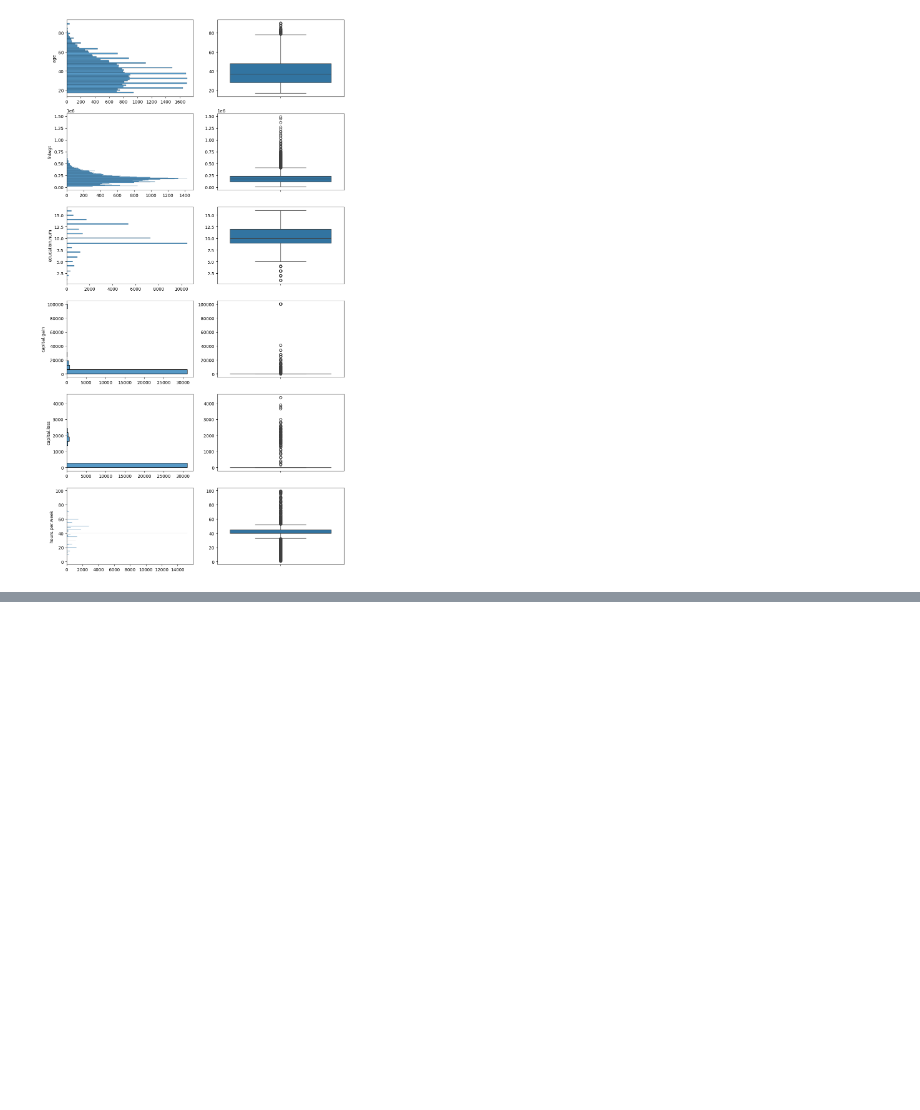
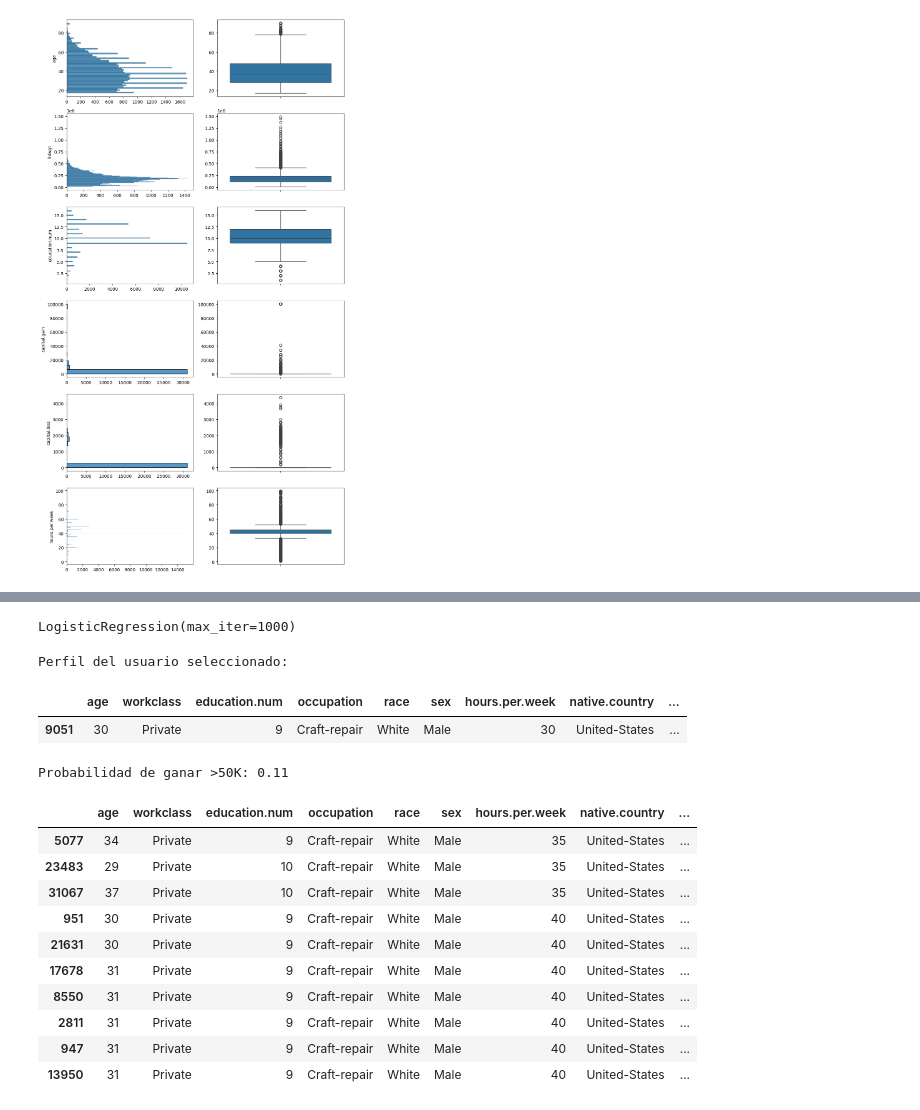
Before and after one commit to 4GeeksAcademy/AnthonnyMal-Machine-Learnig, a Jupyter notebook: src/13-recommendation-systems-adult-census-income.ipynb, the cells around one changed output, grey strips where cells are left out. Cells and saved outputs as stored; diff of their text form; code cells hidden in the pictures; blank space fills up the shorter version.

```diff
--- a/src/13-recommendation-systems-adult-census-income.ipynb
+++ b/src/13-recommendation-systems-adult-census-income.ipynb
@@ -86,0 +149,12 @@ plt.show()
+# %%
+df['income'] = df['income'].str.strip()
+df['income'] = df['income'].apply(lambda x: 1 if x == '>50K' else 0)
+# %%
+categorical_cols = ["workclass","occupation", "sex", "race", "native.country"]
+df_encoded = pd.get_dummies(df, columns=categorical_cols, dtype=int)
+
+scaler = StandardScaler()
+
+df_encoded[['age', 'hours.per.week','education.num']] = scaler.fit_transform(
+    df_encoded[['age', 'hours.per.week', 'education.num']]
+)
@@ -86,0 +181,20 @@ plt.show()
+# %%
+X = df_encoded.drop(columns=['income'])
+y = df_encoded['income']
+# %%
+X_train, X_test, y_train, y_test = train_test_split(
+    X, y, test_size=0.2, random_state=42
+)
+
+model = LogisticRegression(max_iter=1000)
+model.fit(X_train, y_train)
+# %% [output]
+LogisticRegression(max_iter=1000)
+# %%
+usuario_idx = y[y == 0].sample(1).index[0]
+print("Perfil del usuario seleccionado:")
+display(df.loc[[usuario_idx]])
+# %% [output]
+Perfil del usuario seleccionado:
+|  | age | workclass | education.num | occupation | race | sex | hours.per.week | native.country | ... |
+| 9051 | 30 | Private | 9 | Craft-repair | White | Male | 30 | United-States | ... |
@@ -86,0 +203,34 @@ plt.show()
+# %%
+proba = model.predict_proba(usuario_vector)[0][1]
+
+print(f"Probabilidad de ganar >50K: {proba:.2f}")
+# %% [output]
+Probabilidad de ganar >50K: 0.11
+# %%
+similarity_matrix = cosine_similarity(X.loc[[usuario_idx]], X)
+
+similarities = similarity_matrix[0]
+idx_sorted = similarities.argsort()[::-1]
+
+
+usuario_pos = X.index.get_loc(usuario_idx)
+
+similares_pos = [
+    i for i in idx_sorted
+    if y.iloc[i] == 1 and i != usuario_pos
+][:10]
+
+similares_df = df.iloc[similares_pos]
+similares_df
+# %% [output]
+|  | age | workclass | education.num | occupation | race | sex | hours.per.week | native.country | ... |
+| 5077 | 34 | Private | 9 | Craft-repair | White | Male | 35 | United-States | ... |
+| 23483 | 29 | Private | 10 | Craft-repair | White | Male | 35 | United-States | ... |
+| 31067 | 37 | Private | 10 | Craft-repair | White | Male | 35 | United-States | ... |
+| 951 | 30 | Private | 9 | Craft-repair | White | Male | 40 | United-States | ... |
+| 21631 | 30 | Private | 9 | Craft-repair | White | Male | 40 | United-States | ... |
+| 17678 | 31 | Private | 9 | Craft-repair | White | Male | 40 | United-States | ... |
+| 8550 | 31 | Private | 9 | Craft-repair | White | Male | 40 | United-States | ... |
+| 2811 | 31 | Private | 9 | Craft-repair | White | Male | 40 | United-States | ... |
+| 947 | 31 | Private | 9 | Craft-repair | White | Male | 40 | United-States | ... |
+| 13950 | 31 | Private | 9 | Craft-repair | White | Male | 40 | United-States | ... |
```
Also changed, not shown: parts of 10 cells of this notebook.
